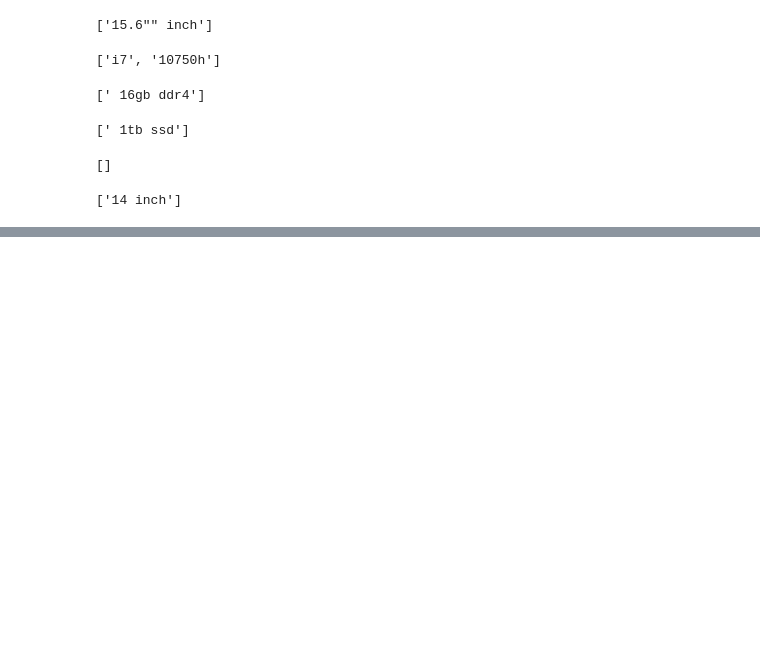
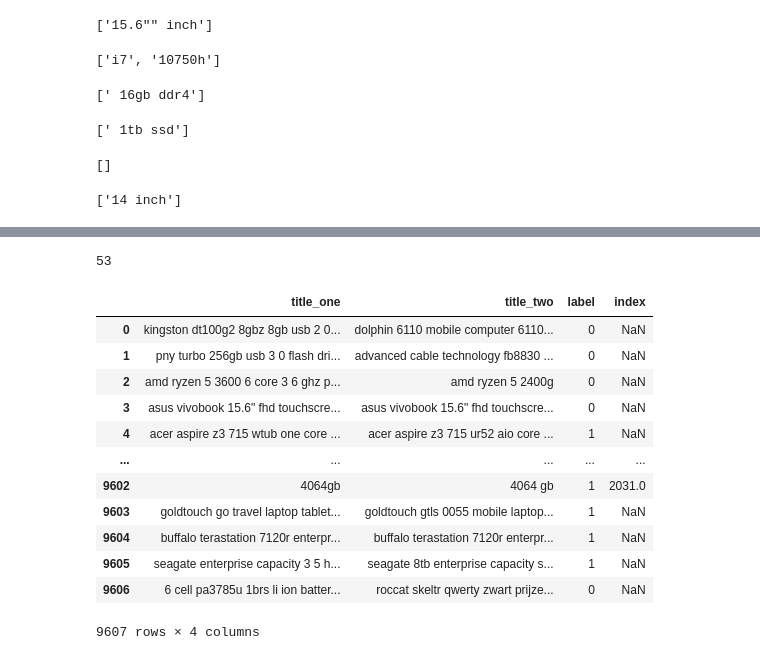
Before and after one commit to Mascerade/supervised-product-matching, a Jupyter notebook: RetailerDataCreation.ipynb, the cells around one changed output, grey strips where cells are left out. Cells and saved outputs as stored; diff of their text form; code cells hidden in the pictures; blank space fills up the shorter version.

```diff
--- a/RetailerDataCreation.ipynb
+++ b/RetailerDataCreation.ipynb
@@ -499,0 +536,22 @@ neg_titles
+# %%
+get_max_len(retailer_laptop_df)
+# %% [output]
+53
+# %%
+val_data = pd.read_csv('data/train/total_data.csv', skiprows=455000, names=['title_one', 'title_two', 'label', 'index'])
+# %%
+val_data
+# %% [output]
+|  | title_one | title_two | label | index |
+| 0 | kingston dt100g2 8gbz 8gb usb 2 0... | dolphin 6110 mobile computer 6110... | 0 | NaN |
+| 1 | pny turbo 256gb usb 3 0 flash dri... | advanced cable technology fb8830 ... | 0 | NaN |
+| 2 | amd ryzen 5 3600 6 core 3 6 ghz p... | amd ryzen 5 2400g | 0 | NaN |
+| 3 | asus vivobook 15.6" fhd touchscre... | asus vivobook 15.6" fhd touchscre... | 0 | NaN |
+| 4 | acer aspire z3 715 wtub one core ... | acer aspire z3 715 ur52 aio core ... | 1 | NaN |
+| ... | ... | ... | ... | ... |
+| 9602 | 4064gb | 4064 gb | 1 | 2031.0 |
+| 9603 | goldtouch go travel laptop tablet... | goldtouch gtls 0055 mobile laptop... | 1 | NaN |
+| 9604 | buffalo terastation 7120r enterpr... | buffalo terastation 7120r enterpr... | 1 | NaN |
+| 9605 | seagate enterprise capacity 3 5 h... | seagate 8tb enterprise capacity s... | 1 | NaN |
+| 9606 | 6 cell pa3785u 1brs li ion batter... | roccat skeltr qwerty zwart prijze... | 0 | NaN |
+9607 rows × 4 columns
```
Also changed, not shown: parts of 14 cells of this notebook, 3 other files.
